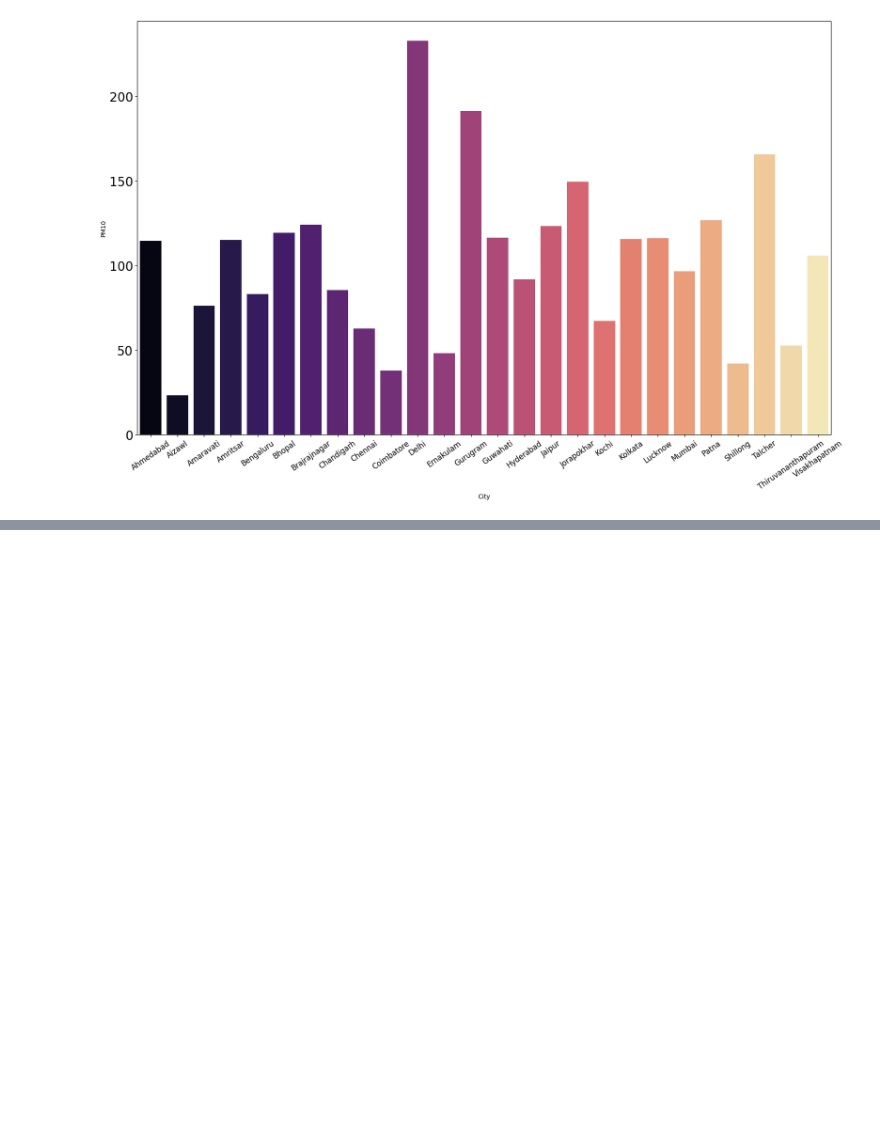
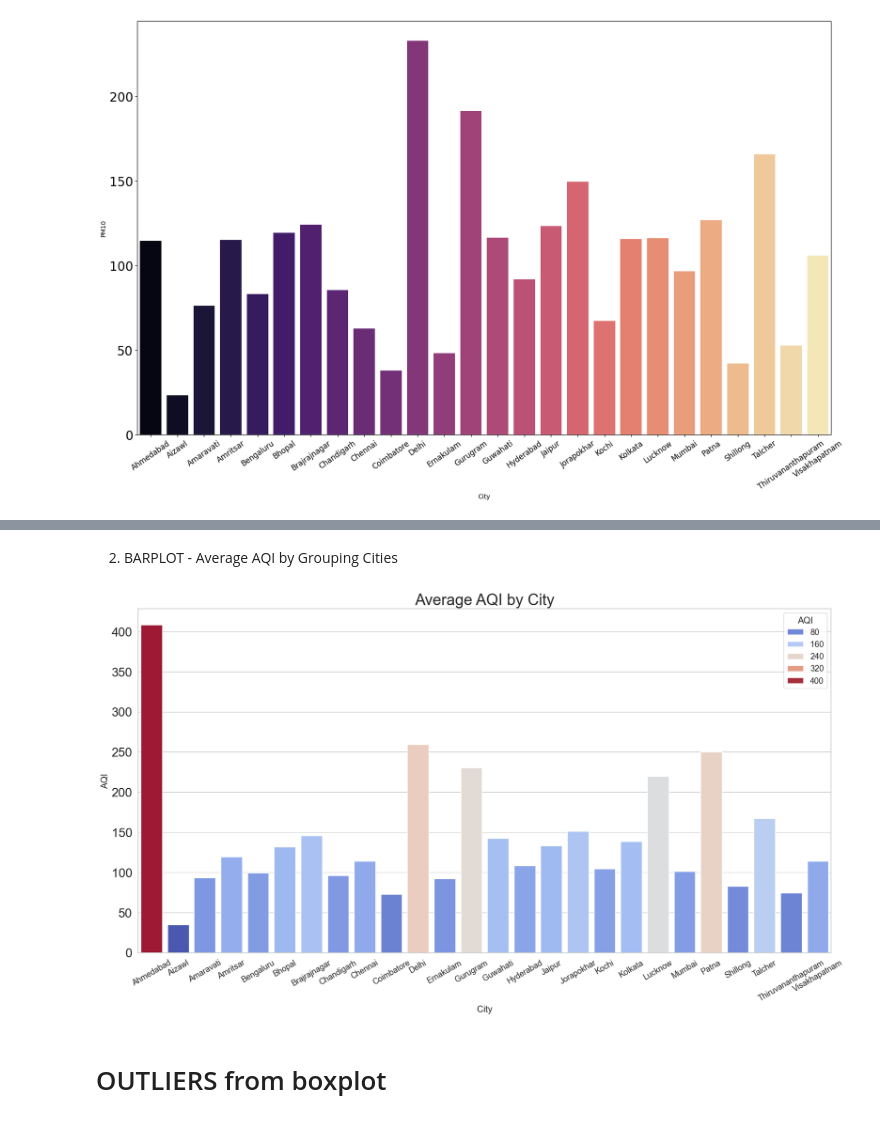
Before and after one commit to 111Aaru11/DataAnalysis, a Jupyter notebook: Final_CA_Project.ipynb, the cells around one changed output, grey strips where cells are left out. Drawn from its saved outputs; the diff is of its cells as text; code cells hidden in the pictures; blank space fills up the shorter version.

```diff
--- a/Final_CA_Project.ipynb
+++ b/Final_CA_Project.ipynb
@@ -353,0 +389,17 @@ plt.yticks(fontsize = 20);
+# %% [markdown]
+2) BARPLOT - Average AQI by Grouping Cities
+# %%
+city_avg_aqi = data.groupby('City', as_index=False)['AQI'].mean()
+
+plt.figure(figsize=(20, 10))
+
+ax = sns.barplot(data=city_avg_aqi, x='City', y='AQI',hue = 'AQI', palette='coolwarm')
+
+ax.set_title('Average AQI by City', fontsize = 25)
+
+plt.xticks(rotation=30, fontsize = 13);
+plt.yticks(fontsize = 20);
+# %% [output]
+[figure, added]
+# %% [markdown]
+# OUTLIERS from boxplot
```
Also changed, not shown: parts of 24 cells of this notebook.
